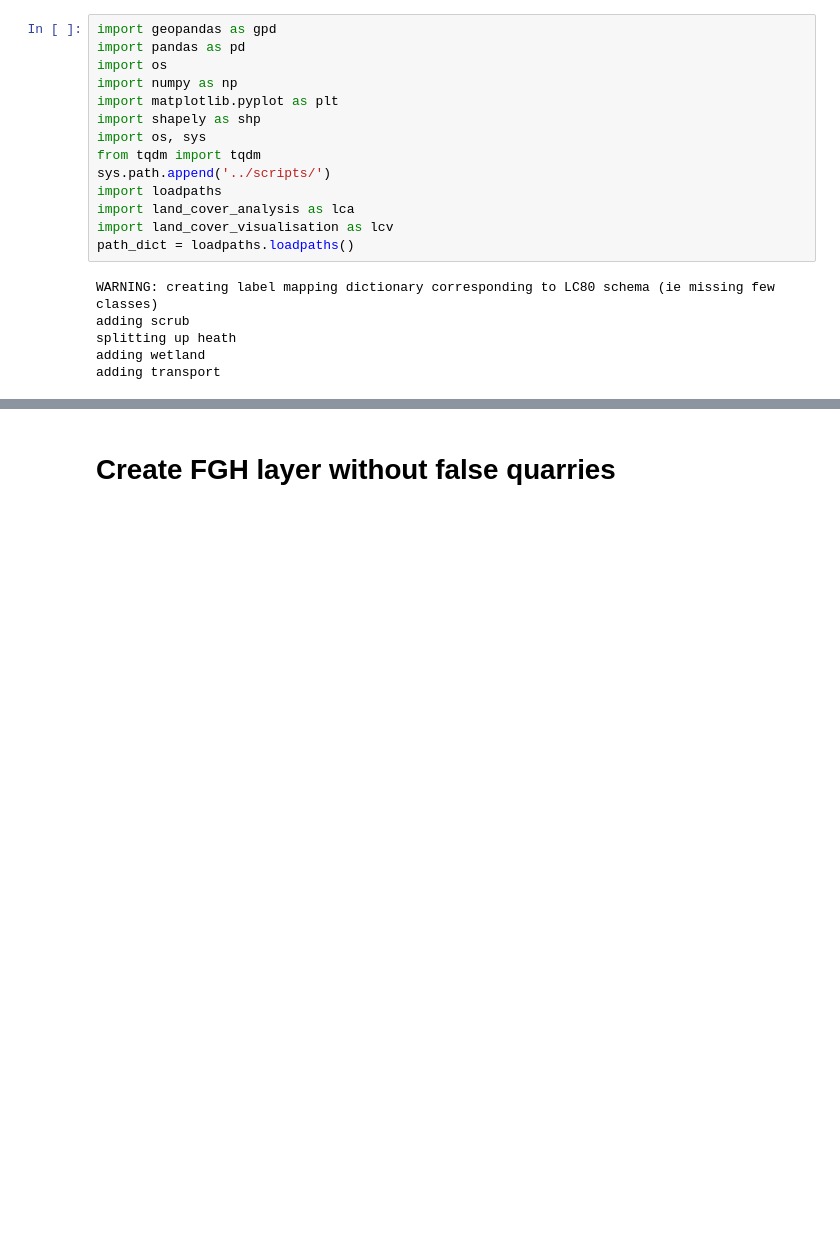
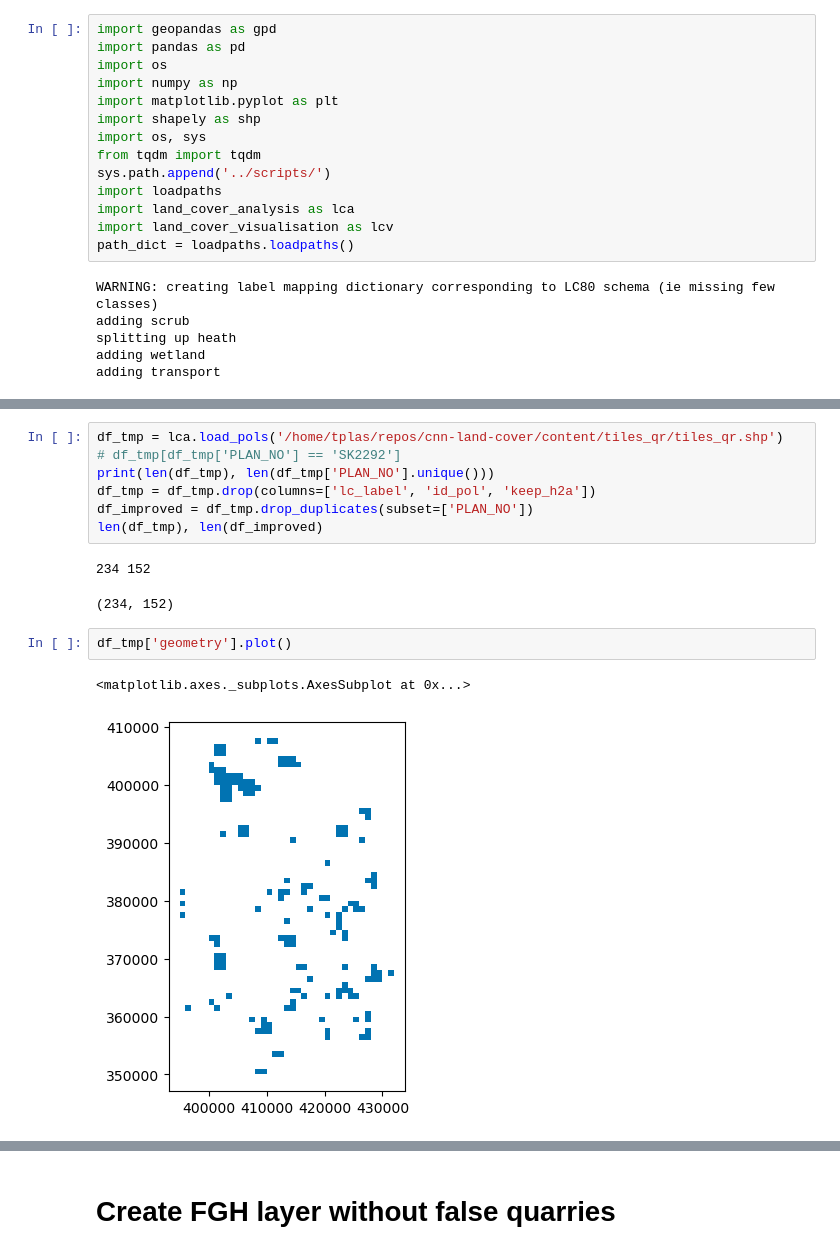
Before and after one commit to pdnpa/cnn-land-cover, a Jupyter notebook: notebooks/Create grids for merger.ipynb, the cells around one changed output, grey strips where cells are left out. Cells and saved outputs as stored; diff of their text form; blank space fills up the shorter version.

```diff
--- a/notebooks/Create grids for merger.ipynb
+++ b/notebooks/Create grids for merger.ipynb
@@ -34,0 +40,15 @@ path_dict
+# %%
+df_tmp = lca.load_pols('/home/tplas/repos/cnn-land-cover/content/tiles_qr/tiles_qr.shp')
+# df_tmp[df_tmp['PLAN_NO'] == 'SK2292']
+print(len(df_tmp), len(df_tmp['PLAN_NO'].unique()))
+df_tmp = df_tmp.drop(columns=['lc_label', 'id_pol', 'keep_h2a'])
+df_improved = df_tmp.drop_duplicates(subset=['PLAN_NO'])
+len(df_tmp), len(df_improved)
+# %% [output]
+234 152
+(234, 152)
+# %%
+df_tmp['geometry'].plot()
+# %% [output]
+<matplotlib.axes._subplots.AxesSubplot at 0x...>
+[figure, added]
```
Also changed, not shown: parts of 4 cells of this notebook, 5 other files.
